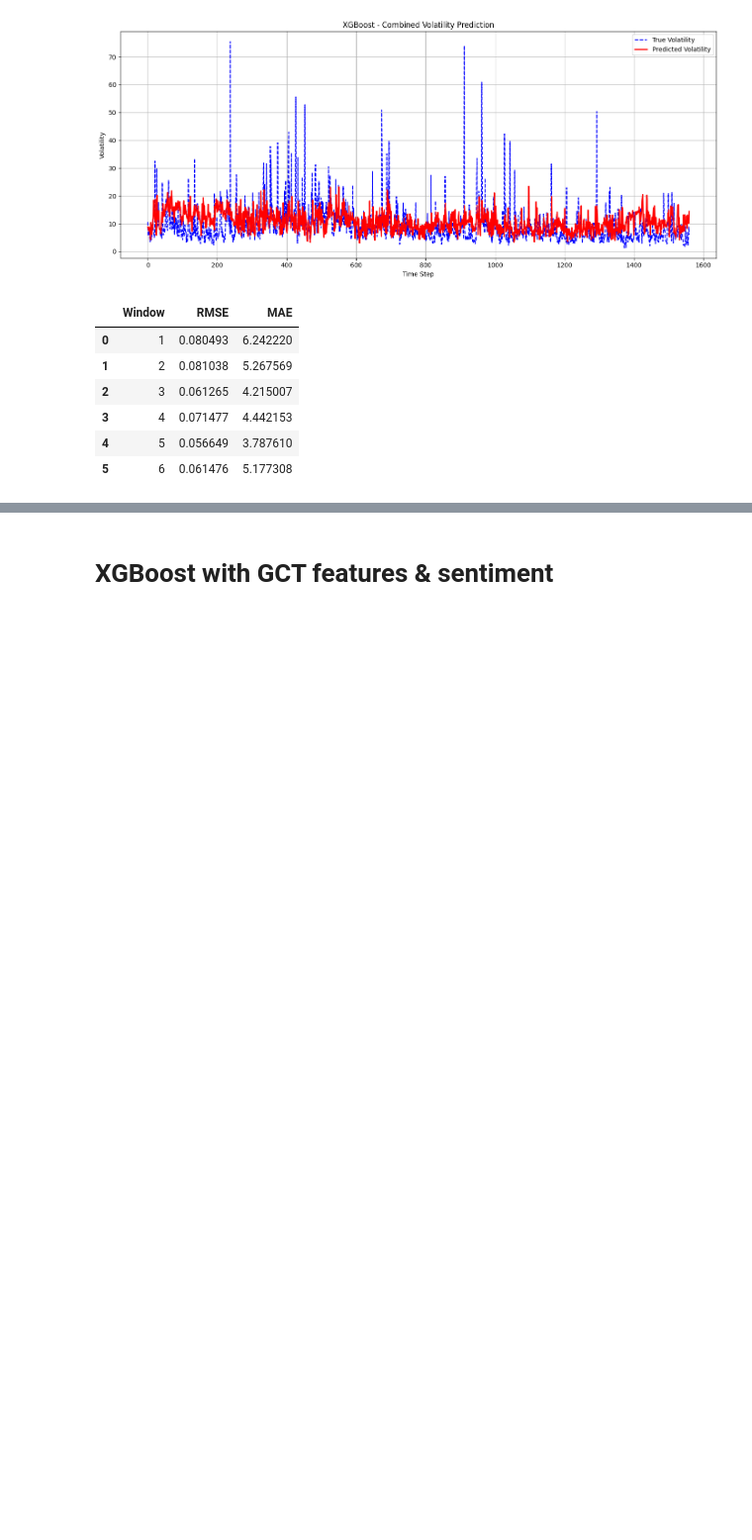
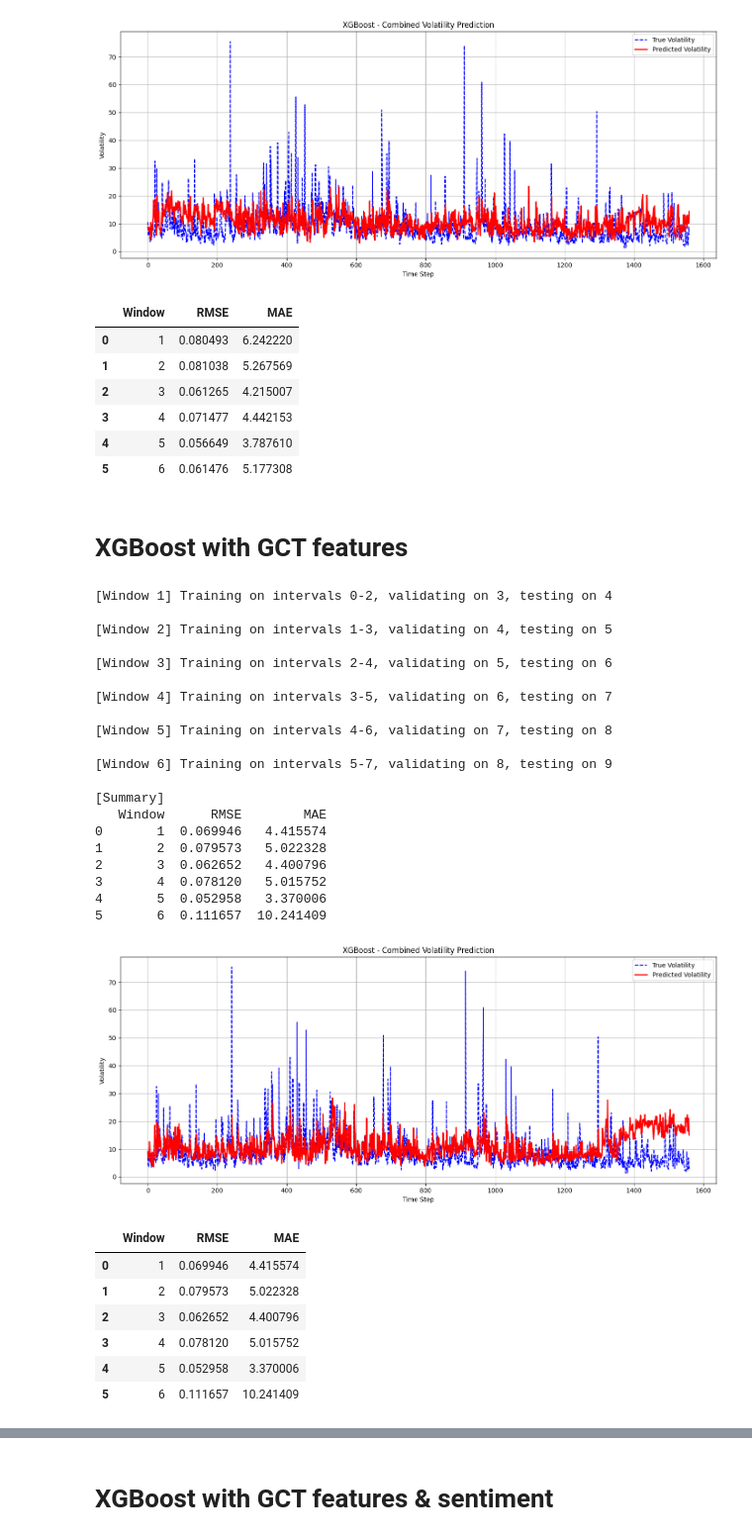
Before and after one commit to AugusteDP-git/bitcoin-volatility-forecasting, a Jupyter notebook: main.ipynb, the cells around one changed output, grey strips where cells are left out. Shown at 99% size. Drawn from its saved outputs; the diff is of its cells as text; code cells hidden in the pictures; blank space fills up the shorter version.

```diff
--- a/main.ipynb
+++ b/main.ipynb
@@ -641,3 +641,50 @@ test_xgboost(df)
 | 3 | 4 | 0.071477 | 4.442153 |
 | 4 | 5 | 0.056649 | 3.787610 |
 | 5 | 6 | 0.061476 | 5.177308 |
+# %% [markdown]
+# XGBoost with GCT features
+# %%
+from Models.XGBoost import *
+
+df = pd.read_csv('DATA/hourly_data_ff.csv')
+df['timestamp'] = pd.to_datetime(df['timestamp'])
+
+granger_features = ['ask_depth', 'bid_depth', 'bid_volume', 'spread', 'volume_difference']
+df = df[granger_features + ['vol', 'timestamp']]
+
+
+df = df.dropna().reset_index(drop=True)
+df = df.drop(columns=['timestamp'])
+
+feature_cols = df.columns.difference(["vol"])
+
+test_xgboost(df)
+# %% [output]
+[Window 1] Training on intervals 0-2, validating on 3, testing on 4
+
+[Window 2] Training on intervals 1-3, validating on 4, testing on 5
+
+[Window 3] Training on intervals 2-4, validating on 5, testing on 6
+
+[Window 4] Training on intervals 3-5, validating on 6, testing on 7
+
+[Window 5] Training on intervals 4-6, validating on 7, testing on 8
+
+[Window 6] Training on intervals 5-7, validating on 8, testing on 9
+
+[Summary]
+   Window      RMSE        MAE
+0       1  0.069946   4.415574
+1       2  0.079573   5.022328
+2       3  0.062652   4.400796
+3       4  0.078120   5.015752
+4       5  0.052958   3.370006
+5       6  0.111657  10.241409
+[figure, added]
+|  | Window | RMSE | MAE |
+| 0 | 1 | 0.069946 | 4.415574 |
+| 1 | 2 | 0.079573 | 5.022328 |
+| 2 | 3 | 0.062652 | 4.400796 |
+| 3 | 4 | 0.078120 | 5.015752 |
+| 4 | 5 | 0.052958 | 3.370006 |
+| 5 | 6 | 0.111657 | 10.241409 |
```
Also changed, not shown: parts of 2 cells of this notebook, 1 other file.
